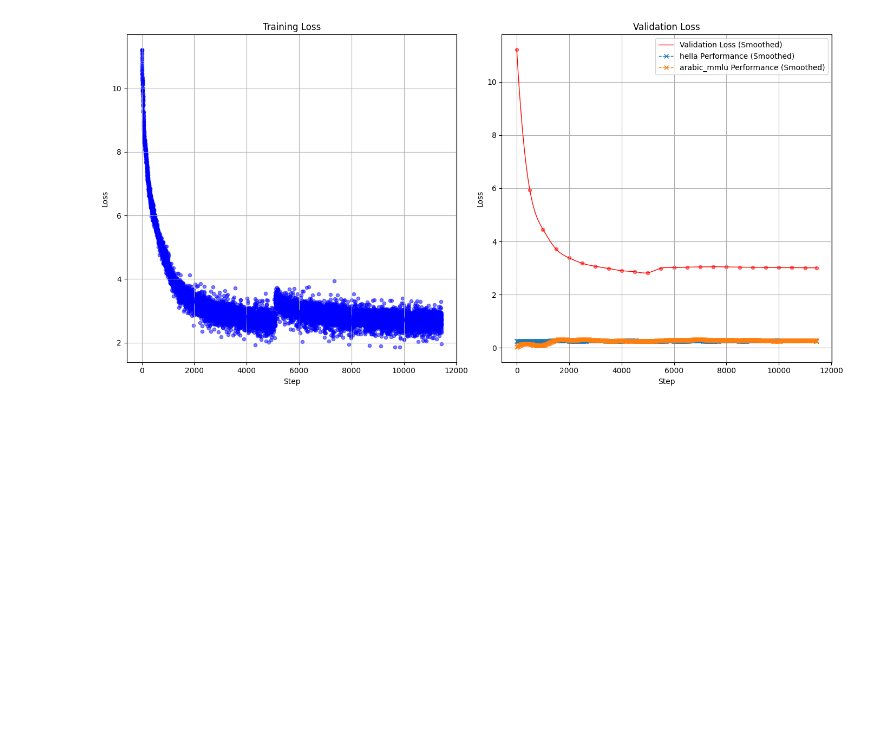
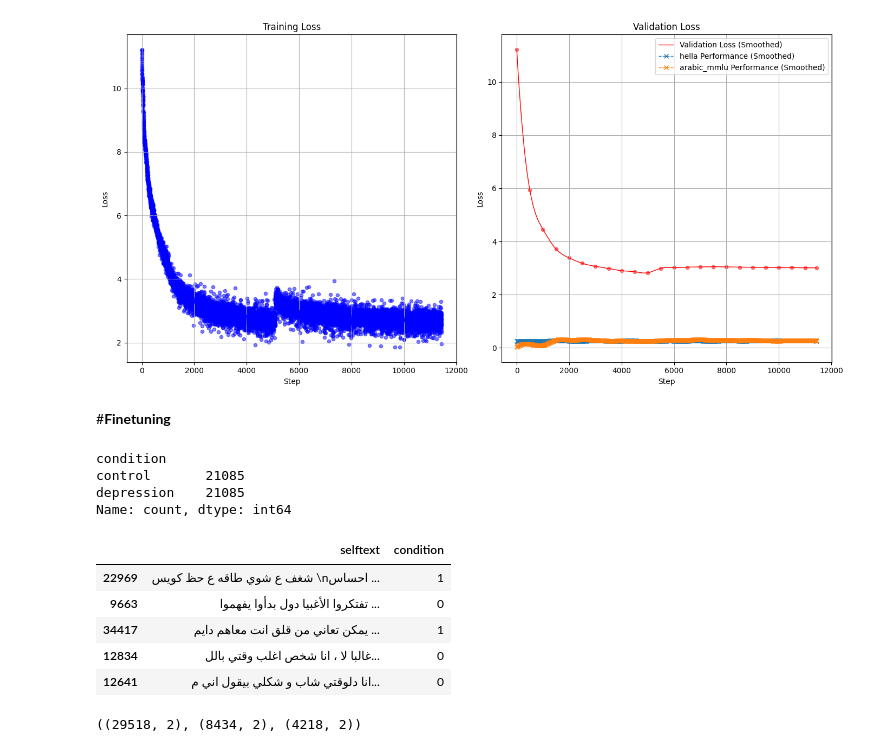
Before and after one commit to fibonacci-2/aladdin, a Jupyter notebook: finetuning.ipynb, the cells around one changed output. Drawn from its saved outputs; the diff is of its cells as text; code cells hidden in the pictures; blank space fills up the shorter version.

Commit message:
finetune models on depression carma dataset

```diff
--- a/finetuning.ipynb
+++ b/finetuning.ipynb
@@ -221,3 +221,5 @@ plot_training_loss('/SEAS/home/g21775526/code/aladdin/outputs/2.1_20251030_08593
 plot_training_loss('/SEAS/home/g21775526/code/aladdin/outputs/2.2_20251030_085832/log/log.txt')
 # %% [output]
 [figure]
+# %% [markdown]
+#**Finetuning**
@@ -223,0 +230,52 @@ plot_training_loss('/SEAS/home/g21775526/code/aladdin/outputs/2.2_20251030_08583
+# %%
+data_file_path = "/SEAS/home/g21775526/data/carma/cleaned_arabic_datasetv3.csv"
+df = pd.read_csv(data_file_path)
+
+def create_balanced(df):
+  df[df['condition'] == 'depression'].shape[0]
+  han_subset = df[df['condition'] == 'control'].sample(n=df[df['condition'] == 'depression'].shape[0], random_state=123)
+  # convert labels to int
+  return pd.concat([han_subset, df[df['condition'] == 'depression']])
+
+balanced_df = create_balanced(df).reset_index(drop=True)
+balanced_df = balanced_df[['selftext', 'condition']]
+balanced_df['condition'].value_counts()
+# %% [output]
+condition
+control       21085
+depression    21085
+Name: count, dtype: int64
+# %%
+map_dict = {'control': 0, 'depression': 1}
+balanced_df['condition'] = balanced_df['condition'].map(map_dict)
+# shuffle dataframe
+balanced_df = balanced_df.sample(frac=1, random_state=123)
+balanced_df.head()
+# %% [output]
+|  | selftext | condition |
+| 22969 | شغف ع شوي طاقه ع حظ كويس \nاحساس ... | 1 |
+| 9663 | تفتكروا الأغبيا دول بدأوا يفهموا ... | 0 |
+| 34417 | يمكن تعاني من قلق انت معاهم دايم ... | 1 |
+| 12834 | غالبا لا ، انا شخص اغلب وقتي بالل... | 0 |
+| 12641 | انا دلوقتي شاب و شكلي بيقول اني م... | 0 |
+# %%
+# data split into
+# train,
+# val (tuning dataset to prevent overfitting and estimate generalization on unseen data), a
+# test: independent, have not been seen during training or val
+
+def random_split(df, train_frac, val_frac):
+  train_end = int(len(df) * train_frac)
+  val_end = int(len(df) * (train_frac + val_frac))
+
+  return df[:train_end], df[train_end:val_end], df[val_end:]
+
+train_df, val_df, test_df = random_split(balanced_df, 0.7, 0.2)
+
+train_df.to_csv('train.csv', index=False)
+val_df.to_csv('val.csv', index=False)
+test_df.to_csv('test.csv', index=False)
+
+train_df.shape, val_df.shape, test_df.shape
+# %% [output]
+((29518, 2), (8434, 2), (4218, 2))
```
Also changed, not shown: parts of 17 cells of this notebook, 2 other files.
